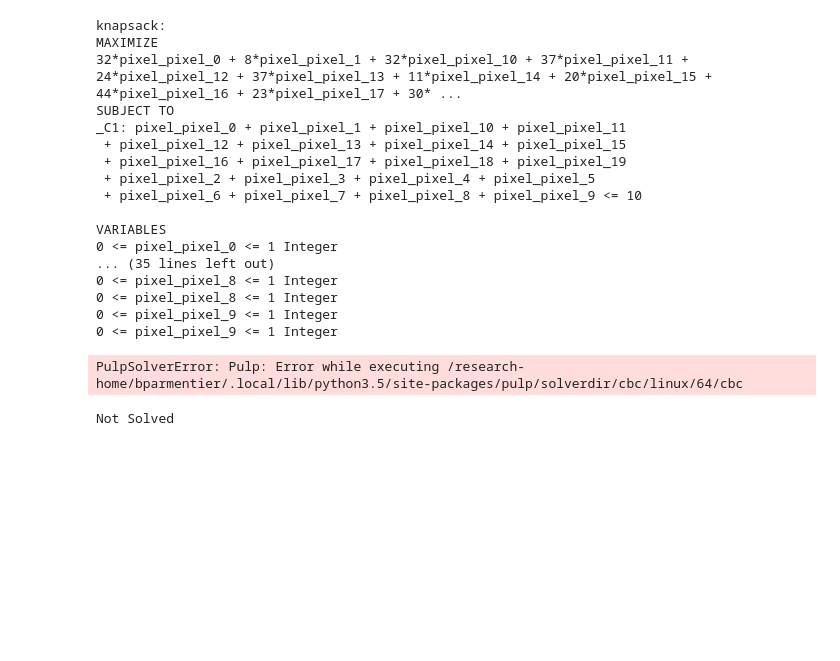
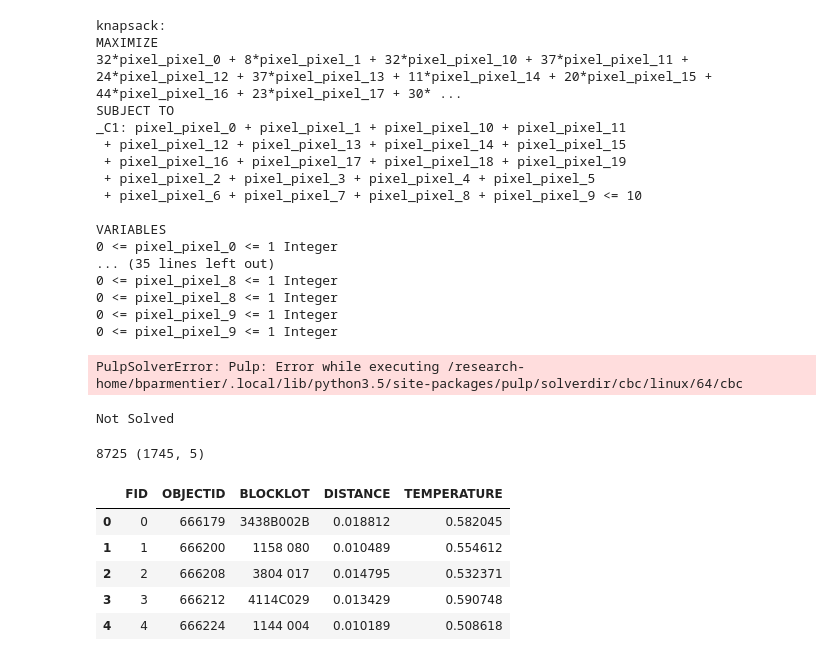
Before and after one commit to bparment1/spatial_optimization_and_suitability, a Jupyter notebook: optimization_baltimore_example.ipynb, the cells around one changed output. Drawn from its saved outputs; the diff is of its cells as text; code cells hidden in the pictures; blank space fills up the shorter version.

```diff
--- a/optimization_baltimore_example.ipynb
+++ b/optimization_baltimore_example.ipynb
@@ -283,0 +280,16 @@ data_gpd = gpd.read_file(os.path.join(in_dir,ghcn_filename))
+# %%
+in_filename_data = "Vacant_distanceTemperature.csv"
+
+data_df = pd.read_csv(os.path.join(in_dir,in_filename_data))
+print(data_df.size,
+      data_df.shape)
+
+data_df.head()
+# %% [output]
+8725 (1745, 5)
+|  | FID | OBJECTID | BLOCKLOT | DISTANCE | TEMPERATURE |
+| 0 | 0 | 666179 | 3438B002B | 0.018812 | 0.582045 |
+| 1 | 1 | 666200 | 1158 080 | 0.010489 | 0.554612 |
+| 2 | 2 | 666208 | 3804 017 | 0.014795 | 0.532371 |
+| 3 | 3 | 666212 | 4114C029 | 0.013429 | 0.590748 |
+| 4 | 4 | 666224 | 1144 004 | 0.010189 | 0.508618 |
```
Also changed, not shown: parts of 10 cells of this notebook.
